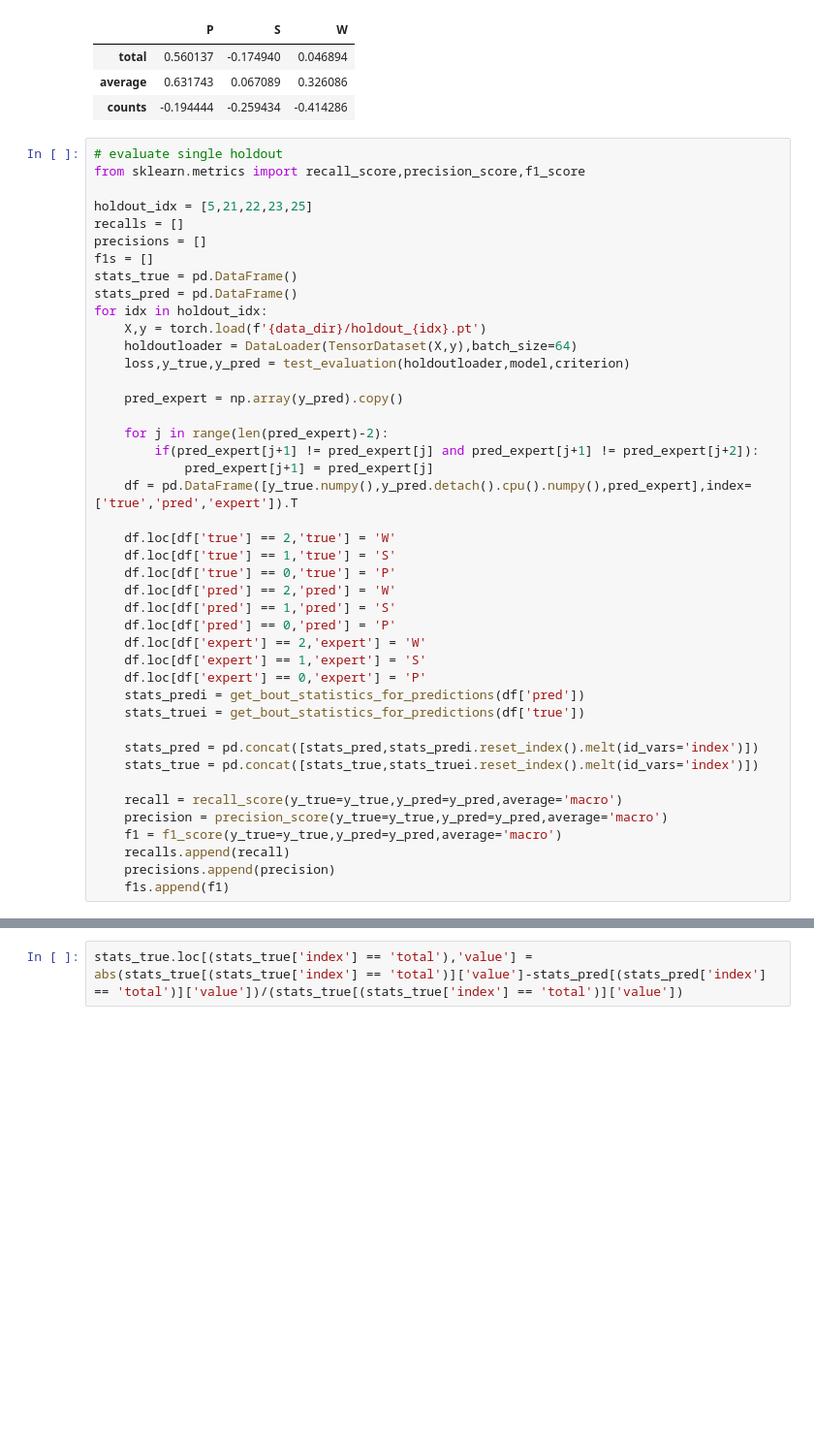
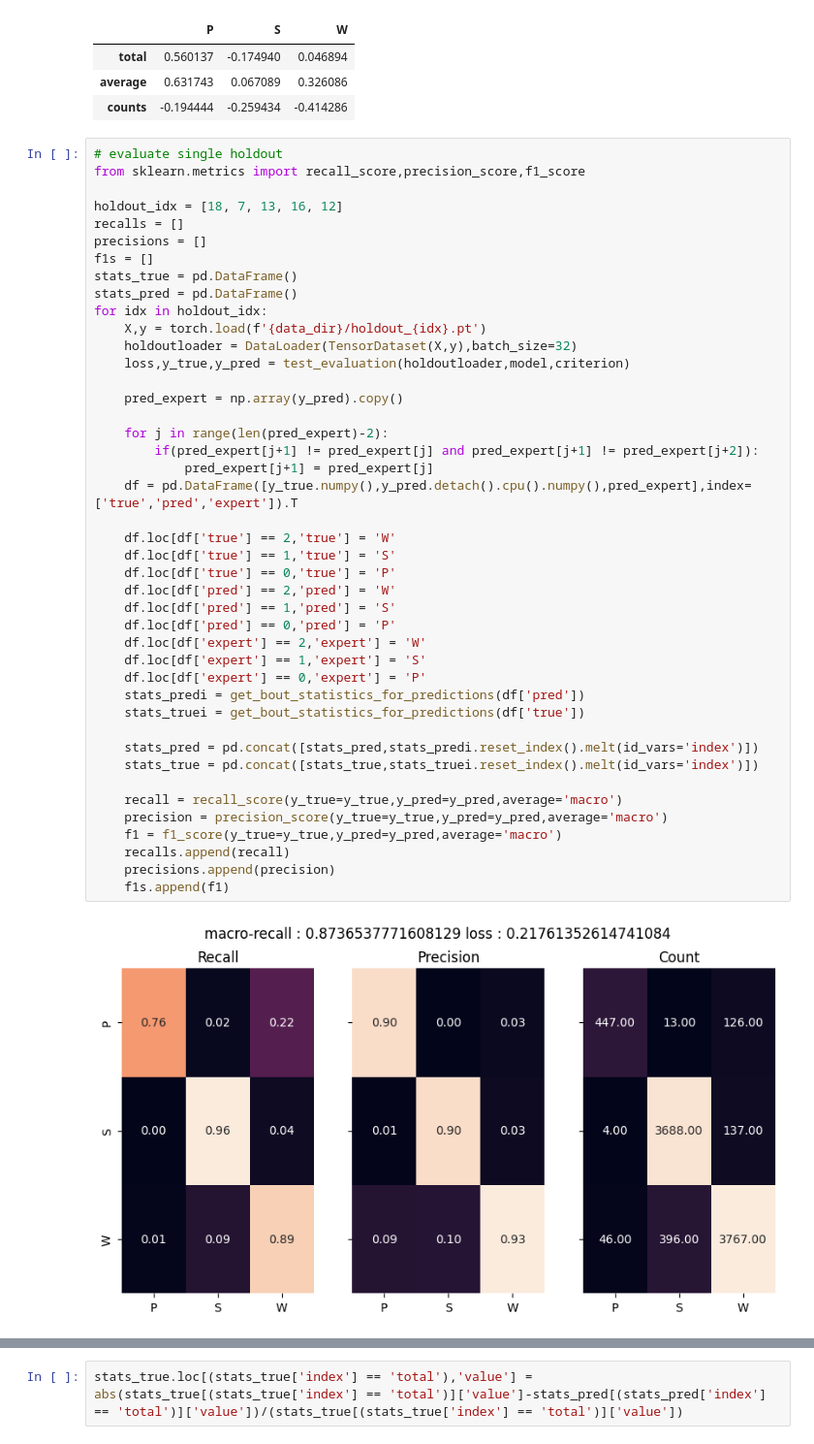
Before and after one commit to smithandrewk/sleep_ml, a Jupyter notebook: evaluate_model.ipynb, the cells around one changed output, grey strips where cells are left out. Shown at 97% size. Saved outputs shown, nothing was run; the diff lists cells and outputs as text; blank space fills up the shorter version.

```diff
--- a/evaluate_model.ipynb
+++ b/evaluate_model.ipynb
@@ -97,7 +104,7 @@ stats_true
 # evaluate single holdout
 from sklearn.metrics import recall_score,precision_score,f1_score
 
-holdout_idx = [5,21,22,23,25]
+holdout_idx = [18, 7, 13, 16, 12]
 recalls = []
 precisions = []
 f1s = []
@@ -105,34 +112,36 @@ stats_true = pd.DataFrame()
 stats_pred = pd.DataFrame()
 for idx in holdout_idx:
     X,y = torch.load(f'{data_dir}/holdout_{idx}.pt')
-    holdoutloader = DataLoader(TensorDataset(X,y),batch_size=64)
+    holdoutloader = DataLoader(TensorDataset(X,y),batch_size=32)
     loss,y_true,y_pred = test_evaluation(holdoutloader,model,criterion)
 
     pred_expert = np.array(y_pred).copy()
 
     for j in range(len(pred_expert)-2):
         if(pred_expert[j+1] != pred_expert[j] and pred_expert[j+1] != pred_expert[j+2]):
             pred_expert[j+1] = pred_expert[j]
     df = pd.DataFrame([y_true.numpy(),y_pred.detach().cpu().numpy(),pred_expert],index=['true','pred','expert']).T
 
     df.loc[df['true'] == 2,'true'] = 'W'
     df.loc[df['true'] == 1,'true'] = 'S'
     df.loc[df['true'] == 0,'true'] = 'P'
     df.loc[df['pred'] == 2,'pred'] = 'W'
     df.loc[df['pred'] == 1,'pred'] = 'S'
     df.loc[df['pred'] == 0,'pred'] = 'P'
     df.loc[df['expert'] == 2,'expert'] = 'W'
     df.loc[df['expert'] == 1,'expert'] = 'S'
     df.loc[df['expert'] == 0,'expert'] = 'P'
     stats_predi = get_bout_statistics_for_predictions(df['pred'])
     stats_truei = get_bout_statistics_for_predictions(df['true'])
 
     stats_pred = pd.concat([stats_pred,stats_predi.reset_index().melt(id_vars='index')])
     stats_true = pd.concat([stats_true,stats_truei.reset_index().melt(id_vars='index')])
 
     recall = recall_score(y_true=y_true,y_pred=y_pred,average='macro')
     precision = precision_score(y_true=y_true,y_pred=y_pred,average='macro')
     f1 = f1_score(y_true=y_true,y_pred=y_pred,average='macro')
     recalls.append(recall)
     precisions.append(precision)
     f1s.append(f1)
+# %% [output]
+[figure, added]
```
Also changed, not shown: parts of 13 cells of this notebook, 1 other file.
